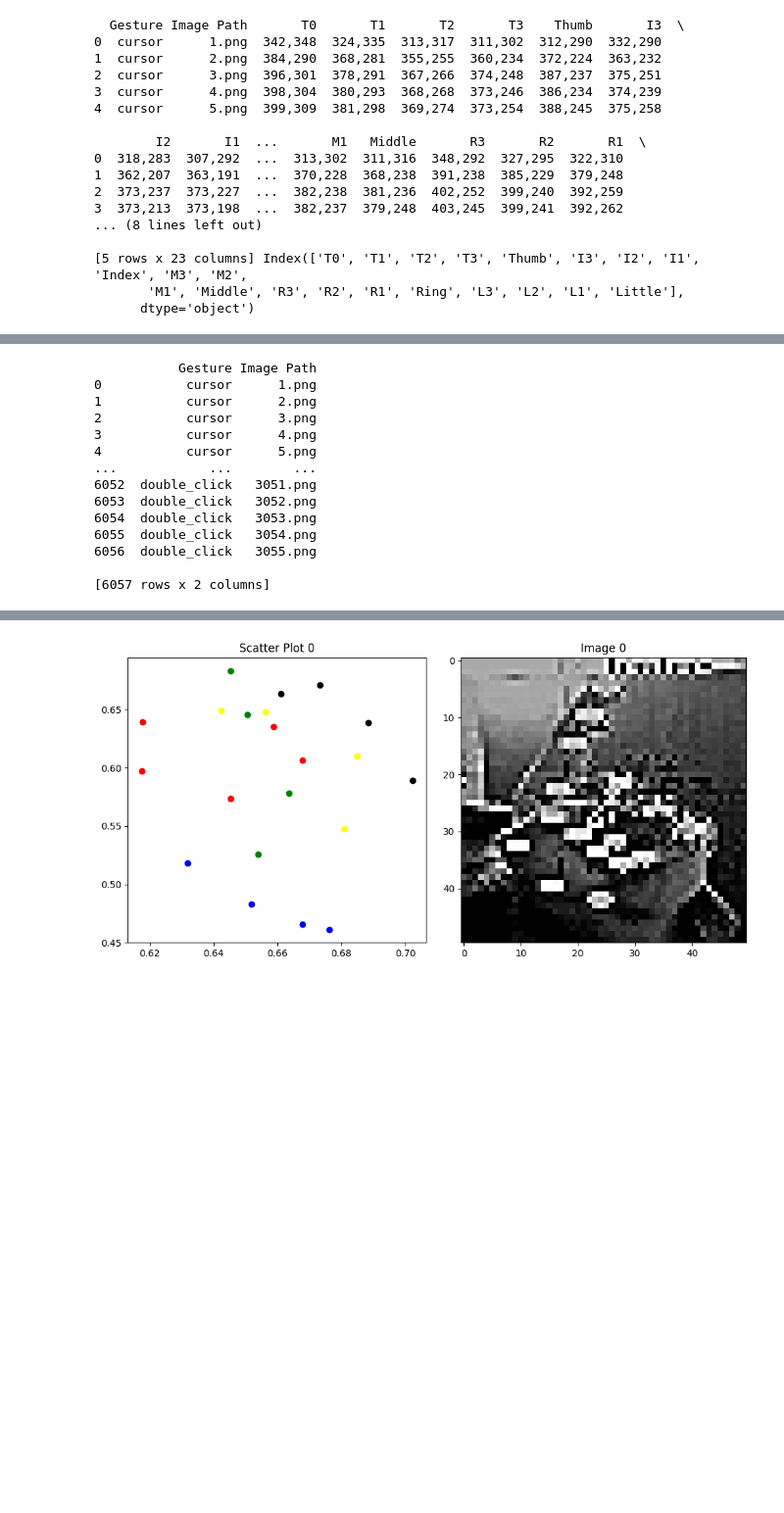
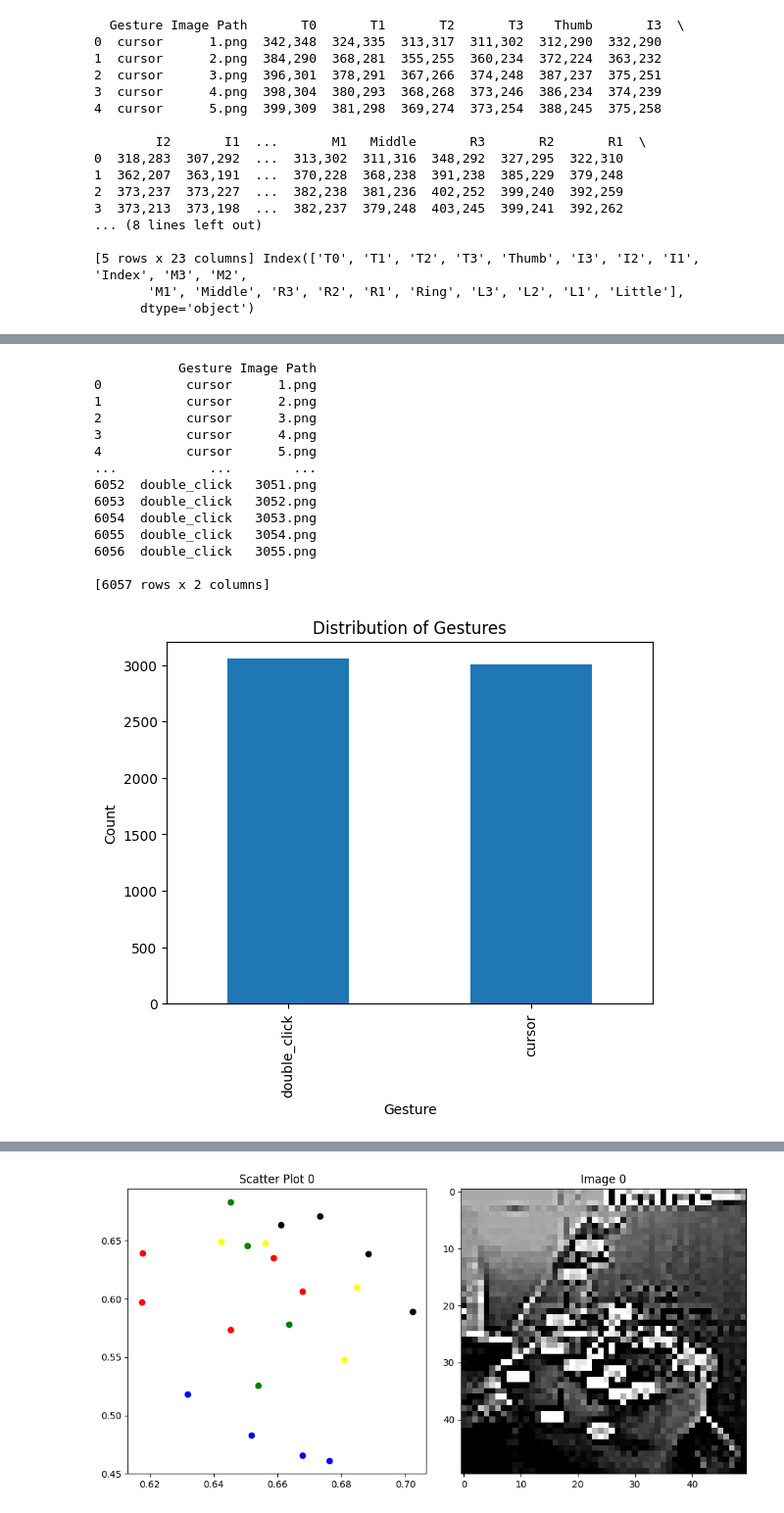
Before and after one commit to SumitJoshiGIT/Gesture-Controlled-PC, a Jupyter notebook: notebooks/preprocessing.ipynb, the cells around one changed output, grey strips where cells are left out. Shown: that part at 98% size. Cells and saved outputs as stored; diff of their text form; code cells hidden in the pictures; blank space fills up the shorter version.

```diff
--- a/notebooks/preprocessing.ipynb
+++ b/notebooks/preprocessing.ipynb
@@ -144,22 +151,24 @@ Image not found: double_click/images/hand_21.png or double_click/points/points_2
 # %%
 data_=data[data.columns[:2]]
 data_.to_csv('../data/processed/processed.csv',index=False)
 print(data_)
+count(data)
 # %% [output]
            Gesture Image Path
 0           cursor      1.png
 1           cursor      2.png
 2           cursor      3.png
 3           cursor      4.png
 4           cursor      5.png
 ...            ...        ...
 6052  double_click   3051.png
 6053  double_click   3052.png
 6054  double_click   3053.png
 6055  double_click   3054.png
 6056  double_click   3055.png
 
 [6057 rows x 2 columns]
+[figure, added]
 # %%
 for img in data['Image Path'][:10]:
     plt.figure()
```
Also changed, not shown: parts of 5 cells of this notebook, 28 other files.
